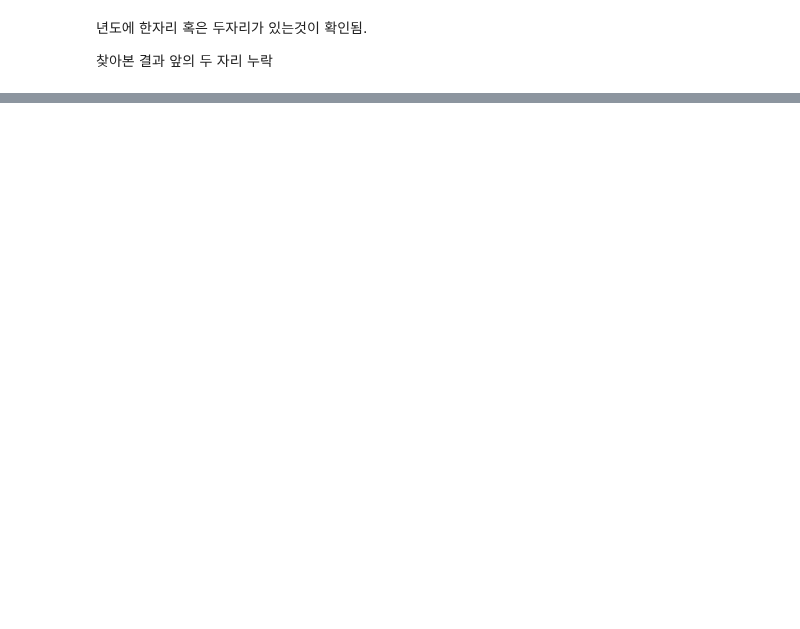
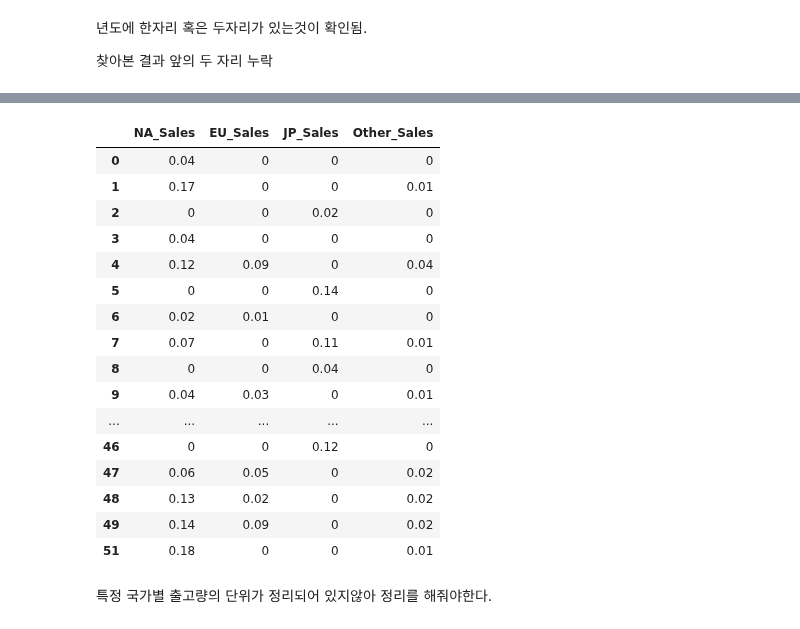
Before and after one commit to ljs7463/AnalysisProject, a Jupyter notebook: Gameanalysis.ipynb, the cells around one changed output, grey strips where cells are left out. Cells and saved outputs as stored; diff of their text form; code cells hidden in the pictures; blank space fills up the shorter version.

```diff
--- a/Gameanalysis.ipynb
+++ b/Gameanalysis.ipynb
@@ -7,7 +34,7 @@ import numpy as np
 import matplotlib.pyplot as plt
 import seaborn as sns
 
-dataset = pd.read_csv('/content/vgames2.csv')
+dataset = pd.read_csv('https://ds-lecture-data.s3.ap-northeast-2.amazonaws.com/datasets/vgames2.csv')
 dataset= dataset.drop('Unnamed: 0', axis = 1)
 dataset
 # %% [output]
@@ -76,3 +109,16 @@ print(dataset['Year'].min())
 년도에 한자리 혹은 두자리가 있는것이 확인됨.
 
 찾아본 결과 앞의 두 자리 누락
+# %%
+# 자릿수 누락 년도 전처리
+
+Year =[]
+for i in dataset['Year']:
+  if i <= 20:
+    Year.append(2000 + i)
+  elif i <= 99:
+    Year.append(1900 + i)
+  else:
+    Year.append(i)
+
+Year
@@ -78,0 +143,3 @@ print(dataset['Year'].min())
+# %%
+dataset['Year'] = pd.Series(Year)
+dataset['Year']
@@ -78,0 +283,5 @@ print(dataset['Year'].min())
+# %%
+# Genre와 Publisher 두개의 feature에 빈값이 있는 행 제거
+dataset = dataset.dropna(subset = ['Genre'], axis = 0, how = 'any')
+dataset = dataset.dropna(subset = ['Publisher'], axis = 0, how = 'any')
+dataset = dataset.dropna(subset = ['Year'], axis = 0, how = 'any')
@@ -78,0 +320,22 @@ print(dataset['Year'].min())
+# %%
+dataset.iloc[:,5:].head(50)
+# %% [output]
+|  | NA_Sales | EU_Sales | JP_Sales | Other_Sales |
+| 0 | 0.04 | 0 | 0 | 0 |
+| 1 | 0.17 | 0 | 0 | 0.01 |
+| 2 | 0 | 0 | 0.02 | 0 |
+| 3 | 0.04 | 0 | 0 | 0 |
+| 4 | 0.12 | 0.09 | 0 | 0.04 |
+| 5 | 0 | 0 | 0.14 | 0 |
+| 6 | 0.02 | 0.01 | 0 | 0 |
+| 7 | 0.07 | 0 | 0.11 | 0.01 |
+| 8 | 0 | 0 | 0.04 | 0 |
+| 9 | 0.04 | 0.03 | 0 | 0.01 |
+| ... | ... | ... | ... | ... |
+| 46 | 0 | 0 | 0.12 | 0 |
+| 47 | 0.06 | 0.05 | 0 | 0.02 |
+| 48 | 0.13 | 0.02 | 0 | 0.02 |
+| 49 | 0.14 | 0.09 | 0 | 0.02 |
+| 51 | 0.18 | 0 | 0 | 0.01 |
+# %% [markdown]
+특정 국가별 출고량의 단위가 정리되어 있지않아 정리를 해줘야한다.
```
Also changed, not shown: parts of 16 cells of this notebook.
